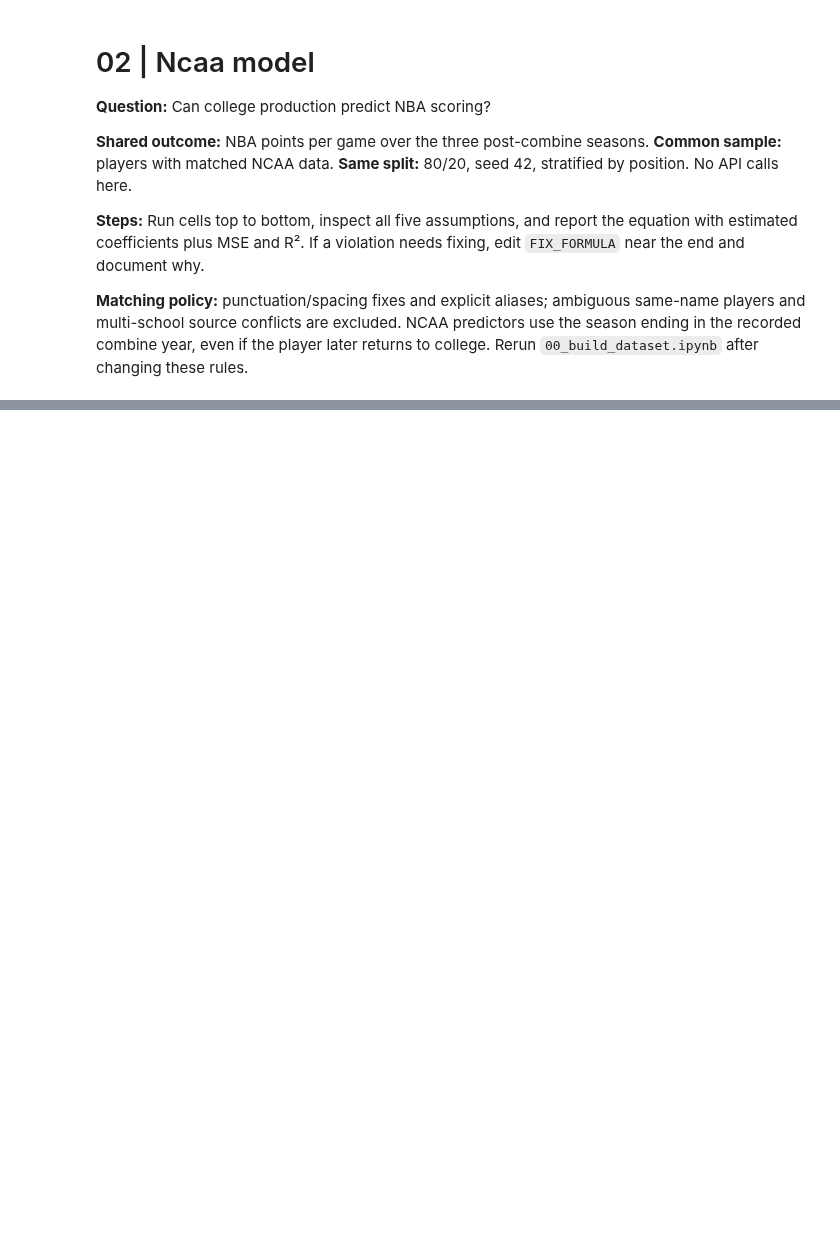
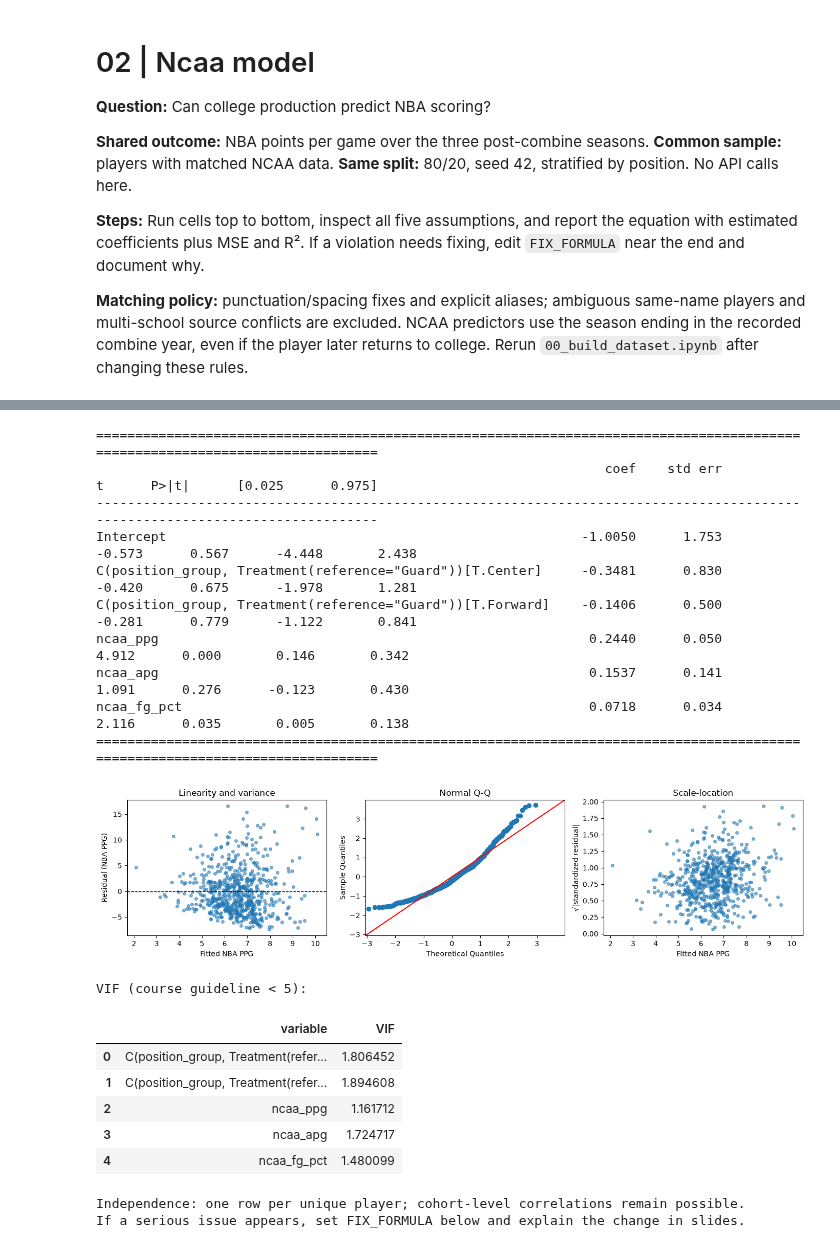
Before and after one commit to ishaantibdewal/COGS109_NBA, a Jupyter notebook: 02_member2_ncaa.ipynb, the cells around one changed output, grey strips where cells are left out. Saved outputs shown, nothing was run; the diff lists cells and outputs as text; code cells hidden in the pictures; blank space fills up the shorter version.

Commit message:
Complete NCAA regression analysis for Checkpoint 1

```diff
--- a/02_member2_ncaa.ipynb
+++ b/02_member2_ncaa.ipynb
@@ -68,32 +80,54 @@ display(train[PREDICTORS].corr().round(2))
 # %%
 # Fit on training data only. If needed, edit FIX_FORMULA based on these diagnostics, then rerun.
 initial=smf.ols(FORMULA, data=train).fit()
 print(initial.summary().tables[1])
 
 def diagnostics(fit,label):
     residual=fit.resid
     fitted=fit.fittedvalues
+    scale = 'log(1 + NBA PPG)' if label == 'log_transformed' else 'NBA PPG'
     fig,axs=plt.subplots(1,3,figsize=(14,3.6))
     axs[0].scatter(fitted,residual,alpha=.55,s=17)
     axs[0].axhline(0,color='black',linestyle='--',linewidth=1)
-    axs[0].set(xlabel='Fitted NBA PPG',ylabel='Residual (PPG)',title='Linearity and variance')
+    axs[0].set(xlabel=f'Fitted {scale}',ylabel=f'Residual ({scale})',title='Linearity and variance')
     sm.qqplot(residual,line='45',fit=True,ax=axs[1]);axs[1].set(title='Normal Q-Q')
-    s=np.std(residual,ddof=1)
-    axs[2].scatter(fitted,np.sqrt(np.abs(residual/s)),alpha=.55,s=17)
-    axs[2].set(xlabel='Fitted NBA PPG',ylabel='√|standardized residual|',title='Scale-location')
+    standardized_residuals = fit.get_influence().resid_studentized_internal
+    axs[2].scatter(fitted, np.sqrt(np.abs(standardized_residuals)), alpha=.55, s=17)
+    axs[2].set(xlabel=f'Fitted {scale}',ylabel='√|standardized residual|',title='Scale-location')
     fig.tight_layout()
     fig.savefig(REPORT/f'{MODEL}_{label}_diagnostics.png',dpi=160)
     plt.show()
     design=pd.DataFrame(fit.model.exog,columns=fit.model.exog_names)
     vif=pd.DataFrame([{'variable':col,'VIF':variance_inflation_factor(design.to_numpy(),i)}
             for i,col in enumerate(design.columns) if col!='Intercept'])
     print('VIF (course guideline < 5):')
     display(vif)
     return vif
 
 initial_vif=diagnostics(initial,'initial')
 print('Independence: one row per unique player; cohort-level correlations remain possible.')
 print('If a serious issue appears, set FIX_FORMULA below and explain the change in slides.')
+# %% [output]
+==============================================================================================================================
+                                                                 coef    std err          t      P>|t|      [0.025      0.975]
+------------------------------------------------------------------------------------------------------------------------------
+Intercept                                                     -1.0050      1.753     -0.573      0.567      -4.448       2.438
+C(position_group, Treatment(reference="Guard"))[T.Center]     -0.3481      0.830     -0.420      0.675      -1.978       1.281
+C(position_group, Treatment(reference="Guard"))[T.Forward]    -0.1406      0.500     -0.281      0.779      -1.122       0.841
+ncaa_ppg                                                       0.2440      0.050      4.912      0.000       0.146       0.342
+ncaa_apg                                                       0.1537      0.141      1.091      0.276      -0.123       0.430
+ncaa_fg_pct                                                    0.0718      0.034      2.116      0.035       0.005       0.138
+==============================================================================================================================
+[figure, added]
+VIF (course guideline < 5):
+|  | variable | VIF |
+| 0 | C(position_group, Treatment(refer... | 1.806452 |
+| 1 | C(position_group, Treatment(refer... | 1.894608 |
+| 2 | ncaa_ppg | 1.161712 |
+| 3 | ncaa_apg | 1.724717 |
+| 4 | ncaa_fg_pct | 1.480099 |
+Independence: one row per unique player; cohort-level correlations remain possible.
+If a serious issue appears, set FIX_FORMULA below and explain the change in slides.
 # %%
 # OPTIONAL FIX. Keep None unless justified by an actual training residual or VIF diagnostic.
 # Example for Member 1: remove height if highly collinear with wingspan.
```
Also changed, not shown: parts of 10 cells of this notebook, 5 other files.
